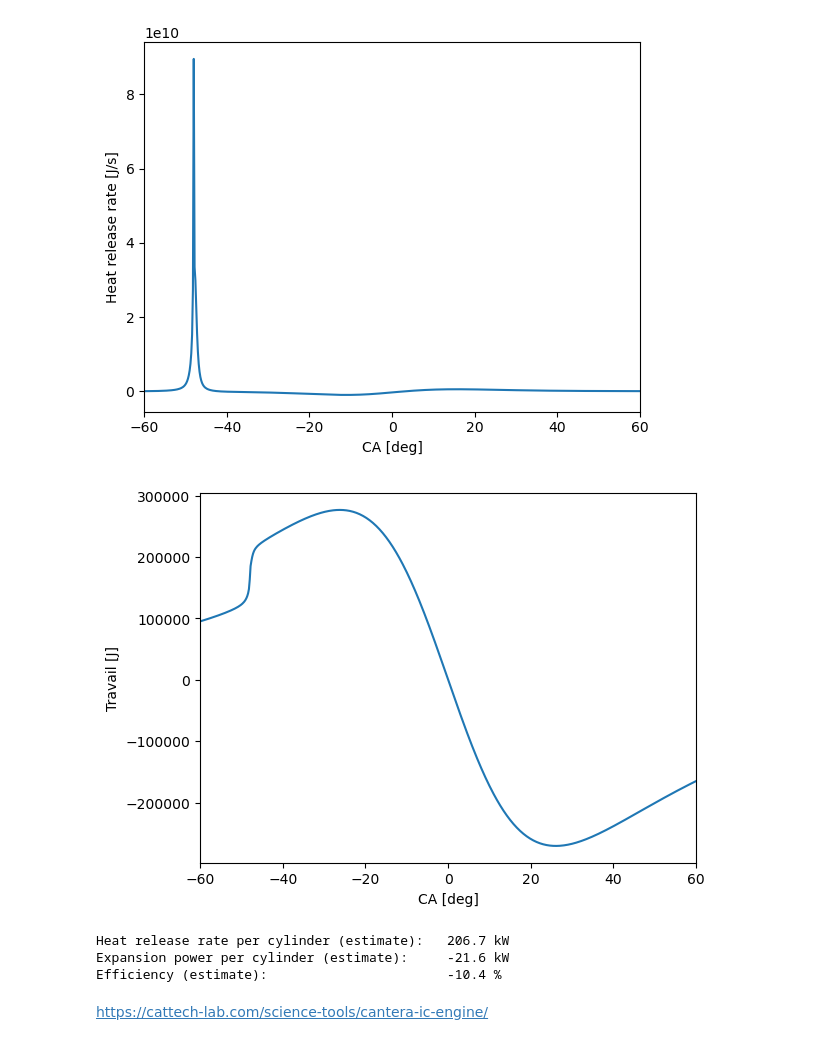
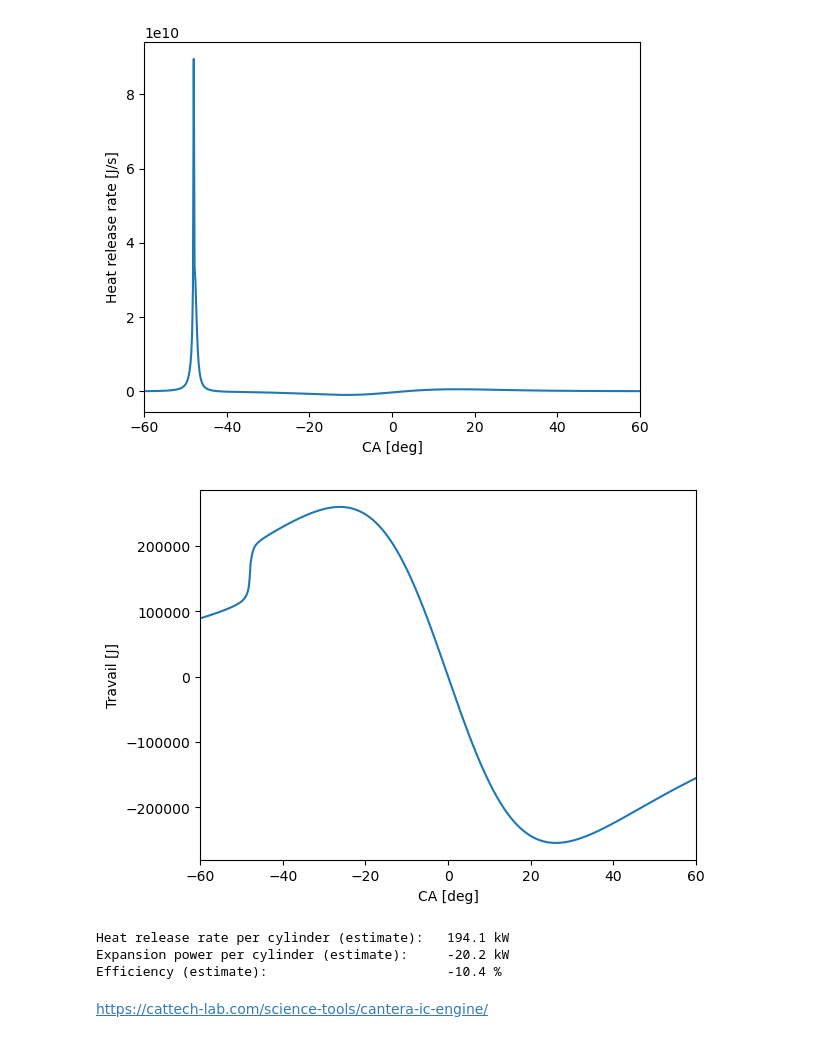
Before and after one commit to mgoureau/DP, a Jupyter notebook: ICU2.ipynb, the cells around one changed output. Drawn from its saved outputs; the diff is of its cells as text; code cells hidden in the pictures.

```diff
--- a/ICU2.ipynb
+++ b/ICU2.ipynb
@@ -10,7 +10,7 @@ from scipy.integrate import trapz
 #------------------------------------------------------
 # Input Parameters
 rpm = 9000.0  # engine speed [rpm]
-bore = 82.55  # bore diameter [mm]
+bore = 80  # bore diameter [mm]
 stroke = 114.3 # stroke [mm]
 cratio = 10.0  # compression ratio [-]
 conrod = 200.0 # connecting rod [mm]
@@ -119,34 +119,34 @@ ax1.set_xlim(-60, 60)
 # temperature
 fig2 = plt.figure()
 ax2 = fig2.add_subplot()
 ax2.plot(t, states.T)
 ax2.set_ylabel('T [K]')
 ax2.set_xlabel('CA [deg]')
 ax2.set_xlim(-60, 60)
 
 # heat release rate
 fig3 = plt.figure()
 ax3 = fig3.add_subplot()
 ax3.plot(t, heat_release_rate)
 ax3.set_ylabel('Heat release rate [J/s]')
 ax3.set_xlabel('CA [deg]')
 ax3.set_xlim(-60, 60)
 
 plt.show()
 
 fig4 = plt.figure()
 ax4 = fig4.add_subplot()
 ax4.plot(t, W)
 ax4.set_ylabel('Travail [J]')
 ax4.set_xlabel('CA [deg]')
 ax4.set_xlim(-60, 60)
 
 plt.show()
 # %% [output]
 [figure]
 [figure]
 [figure]
-[figure, old version]
+[figure, new version]
 # %%
 # heat release
 Q = trapz(np.array(heat_release_rate) * r.volume, t)
@@ -161,8 +161,8 @@ print(output_str.format('Expansion power per cylinder (estimate):', W / t[-1] /
 eta = W / Q
 print(output_str.format('Efficiency (estimate):', eta * 100., '%'))
 # %% [output]
-Heat release rate per cylinder (estimate):   206.7 kW
-Expansion power per cylinder (estimate):     -21.6 kW
+Heat release rate per cylinder (estimate):   194.1 kW
+Expansion power per cylinder (estimate):     -20.2 kW
 Efficiency (estimate):                       -10.4 %
 # %% [markdown]
 https://cattech-lab.com/science-tools/cantera-ic-engine/
```
Also changed, not shown: 3 other files.
